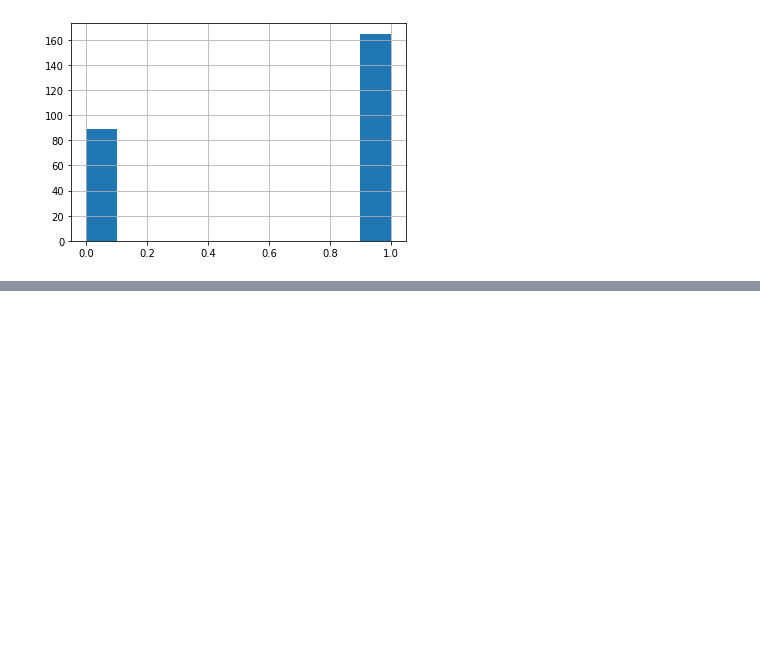
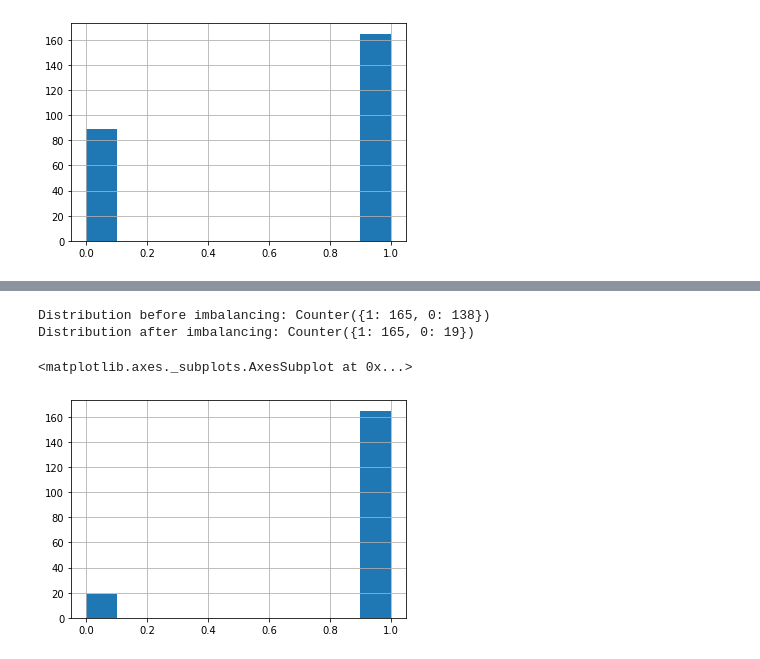
Before and after one commit to ss21462/CE888, a Jupyter notebook: heartattack.ipynb, the cells around one changed output, grey strips where cells are left out. Saved outputs shown, nothing was run; the diff lists cells and outputs as text; code cells hidden in the pictures; blank space fills up the shorter version.

```diff
--- a/heartattack.ipynb
+++ b/heartattack.ipynb
@@ -84,0 +101,16 @@ print(f'Distribution after imbalancing: {Counter(y_res)}')
+# %%
+y=df['output'].copy()
+x=df.drop(['output'],axis=1)
+print(f'Distribution before imbalancing: {Counter(y)}')
+X_res, y_res = make_imbalance(x, y,
+                              sampling_strategy={0: 19, 1: 165},
+                              random_state=42)
+print(f'Distribution after imbalancing: {Counter(y_res)}')
+# %% [output]
+Distribution before imbalancing: Counter({1: 165, 0: 138})
+Distribution after imbalancing: Counter({1: 165, 0: 19})
+# %%
+y_res.hist()#90 percent imbalance
+# %% [output]
+<matplotlib.axes._subplots.AxesSubplot at 0x...>
+[figure, added]
```
Also changed, not shown: parts of 3 cells of this notebook.
